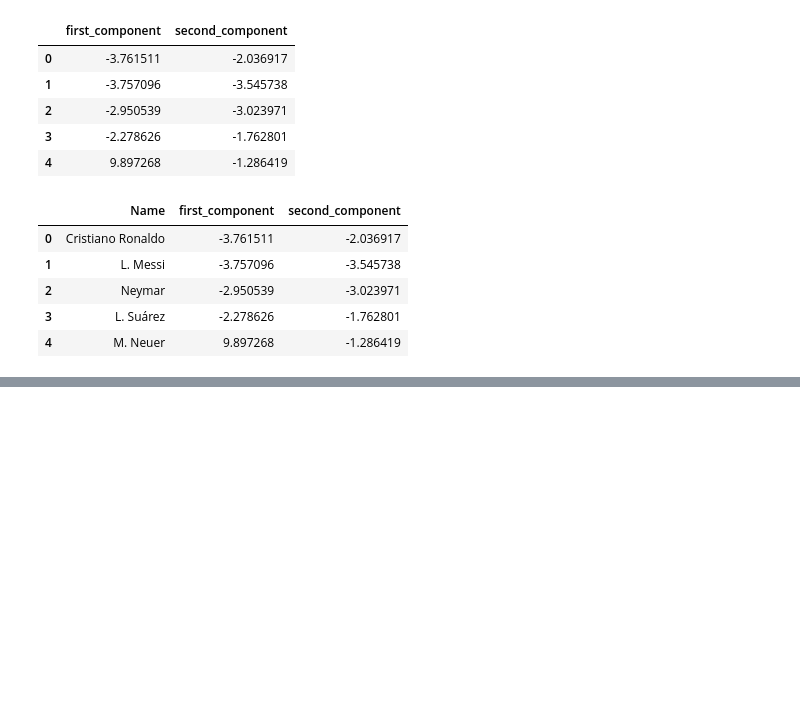
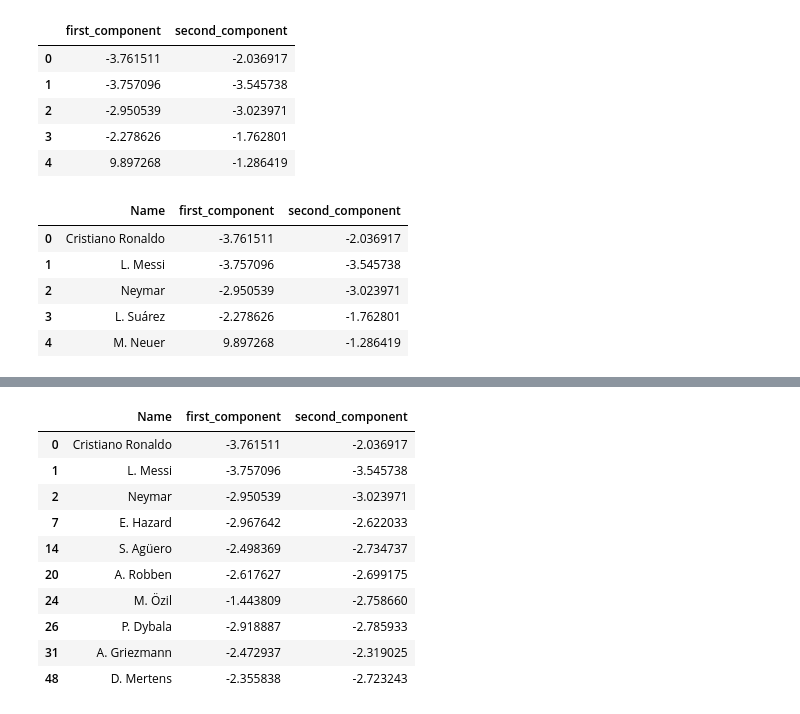
Before and after one commit to adrialuzllompart/fifa-2018, a Jupyter notebook: notebooks/EDA and PCA.ipynb, the cells around one changed output, grey strips where cells are left out. Saved outputs shown, nothing was run; the diff lists cells and outputs as text; code cells hidden in the pictures; blank space fills up the shorter version.

```diff
--- a/notebooks/Untitled.ipynb
+++ b/notebooks/EDA and PCA.ipynb
@@ -195,0 +236,14 @@ It looks like the first component is differentiating between
+# %%
+field_players.loc[field_players.second_component < -2, :]
+# %% [output]
+|  | Name | first_component | second_component |
+| 0 | Cristiano Ronaldo | -3.761511 | -2.036917 |
+| 1 | L. Messi | -3.757096 | -3.545738 |
+| 2 | Neymar | -2.950539 | -3.023971 |
+| 7 | E. Hazard | -2.967642 | -2.622033 |
+| 14 | S. Agüero | -2.498369 | -2.734737 |
+| 20 | A. Robben | -2.617627 | -2.699175 |
+| 24 | M. Özil | -1.443809 | -2.758660 |
+| 26 | P. Dybala | -2.918887 | -2.785933 |
+| 31 | A. Griezmann | -2.472937 | -2.319025 |
+| 48 | D. Mertens | -2.355838 | -2.723243 |
```
Also changed, not shown: parts of 11 cells of this notebook.
